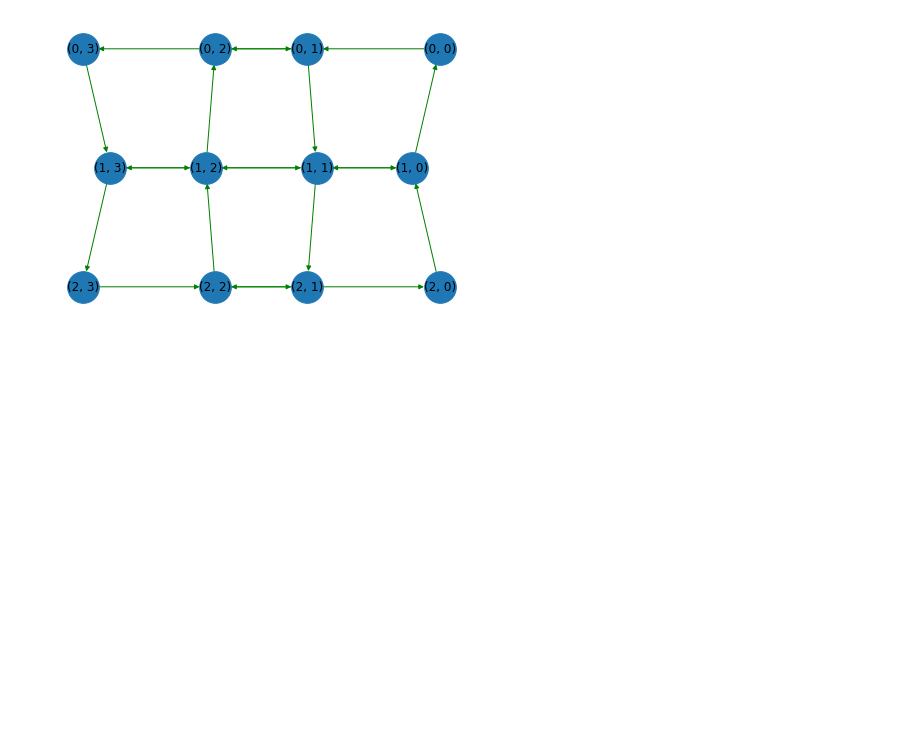
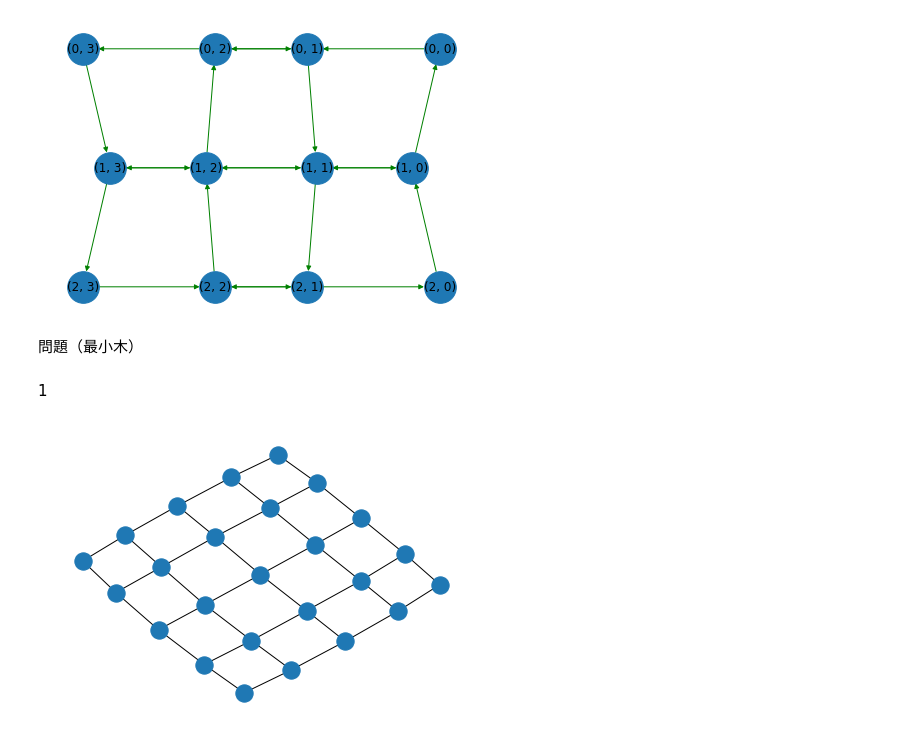
Before and after one commit to Mayachiu/NetworkX, a Jupyter notebook: NetworkX.ipynb, the cells around one changed output. Saved outputs shown, nothing was run; the diff lists cells and outputs as text; code cells hidden in the pictures; blank space fills up the shorter version.

```diff
--- a/NetworkX.ipynb
+++ b/NetworkX.ipynb
@@ -140,0 +145,9 @@ nx.draw_spectral(D,with_labels=True, node_size=1000,edge_color="g",width=1)
+# %% [markdown]
+問題（最小木）
+# %% [markdown]
+1
+# %%
+G = nx.grid_2d_graph(5,5)
+nx.draw(G)
+# %% [output]
+[figure, added]
```
Also changed, not shown: parts of 32 cells of this notebook.
